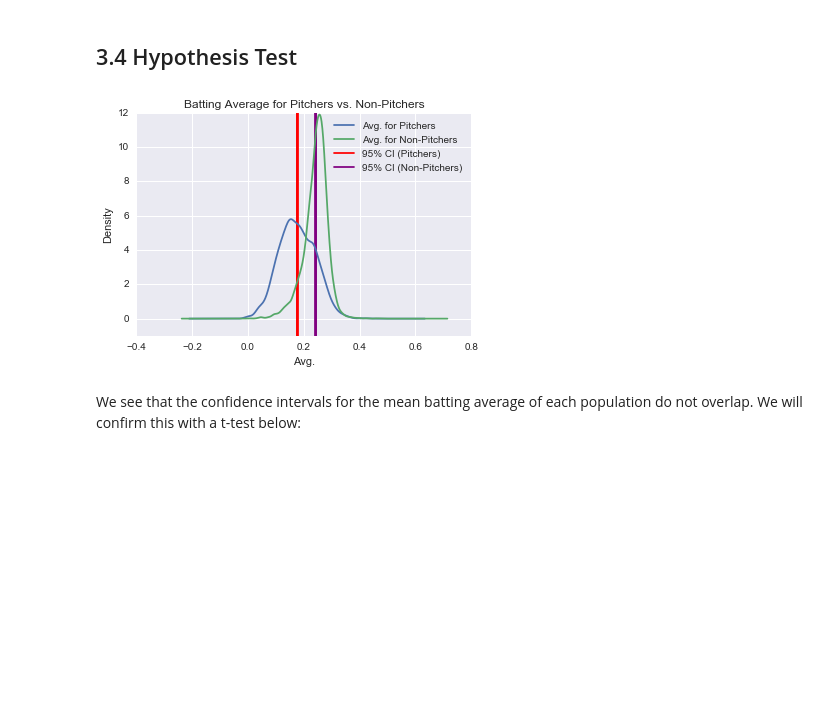
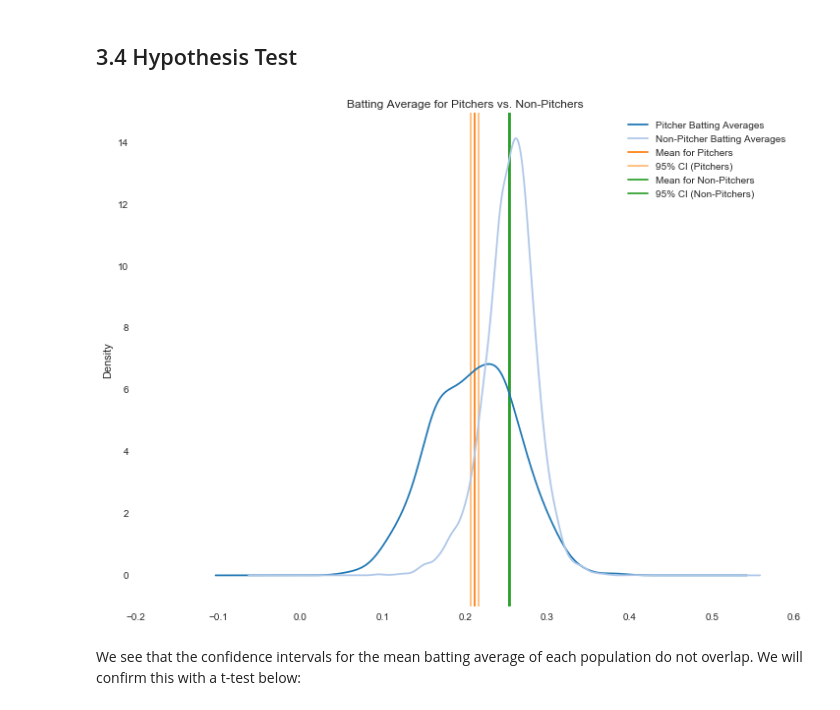
Before and after one commit to natereed/springboard-baseball-story, a Jupyter notebook: Analysis of Pitchers and Batters.ipynb, the cells around one changed output. Drawn from its saved outputs; the diff is of its cells as text; code cells hidden in the pictures; blank space fills up the shorter version.

```diff
--- a/Analysis of Pitchers and Batters.ipynb
+++ b/Analysis of Pitchers and Batters.ipynb
@@ -47,6 +47,6 @@ The data is indexed by playerID, yearID and teamID. Each entry contains the aggr
 
 To understand batting, we will look at one of the common metrics for batting ability, the batting average, which is calculated as Hits / "At Bat's". I will select the stint and the team, in addition to hits and "at bats":
 # %%
-batting_df = batting_df[['playerID', 'yearID', 'AB', 'H', 'stint', 'teamID']]
+batting_df = batting_df[['playerID', 'yearID', 'AB', 'H', 'stint', 'teamID', 'lgID']]
 batting_df.head(5)
 # %% [output]
@@ -74,7 +74,6 @@ batting_df.head(5)
 
 We will look at the distribution of data to see if we notice any interesting anything interesting. First, we look at the distribution of batting averages, which we plot below in the density plot.
 # %%
-batting_df = batting_df.dropna() # Drop missing values
 batting_df['batting_average'].dropna().describe()
 # %% [output]
 count    86410.000000
@@ -212,7 +348,12 @@ batting_df = batting_df[batting_df['AB'] > 20]
 ## 3.2 Subset Batters
 # %%
 # Population 1: Pitchers that also bat
-pitchers_that_bat = players_df[players_df['innings_pitched'] > 0.0]
+
+players_df = players_df[players_df['AB'] > 100]
+batting_df = batting_df[batting_df['AB'] > 100]
+
+pitchers_that_bat = players_df[players_df['innings_pitched'] > 100.0]
+
 pitchers_that_bat_grouped_by_playerID = pitchers_that_bat.groupby('playerID', as_index=False)
 batting_averages_for_pitchers = pitchers_that_bat_grouped_by_playerID.sum()['H'] / pitchers_that_bat_grouped_by_playerID.sum()['AB']
 print("Batting pitchers: %d" % len(batting_averages_for_pitchers))
@@ -245,31 +441,58 @@ The t-test assumes a normal distribution. Recall that we observed outliers in th
 # %% [markdown]
 ## 3.4 Hypothesis Test
 # %%
+import scipy.stats as st
+
 stderr = st.sem(batting_averages_for_pitchers)
 interval1 = (batting_averages_for_pitchers.mean() - stderr * 1.96, batting_averages_for_pitchers.mean() + stderr * 1.96)
 
 stderr = st.sem(batting_averages_for_non_pitchers)
 interval2 = (batting_averages_for_non_pitchers.mean() - stderr * 1.96, batting_averages_for_non_pitchers.mean() + stderr * 1.96)
 
-batting_averages_for_pitchers.plot.kde(label='Avg. for Pitchers')
-ax = batting_averages_for_non_pitchers.plot.kde(label='Avg. for Non-Pitchers')
 
-ax.vlines(x=batting_averages_for_pitchers.mean(), ymin=-1, ymax=15, color='red', label='95% CI (Pitchers)')
-ax.vlines(x=interval1[0], ymin=-1, ymax=15, color='red')
-ax.vlines(x=interval1[1], ymin=-1, ymax=15, color='red')
+plt.figure(figsize=(12, 9))
+    # Remove the plot frame lines. They are unnecessary chartjunk.
+ax = plt.subplot(111)
+ax.spines["top"].set_visible(False)
+ax.spines["bottom"].set_visible(False)
+ax.spines["right"].set_visible(False)
+ax.spines["left"].set_visible(False)
 
-ax.vlines(x=batting_averages_for_non_pitchers.mean(), ymin=-1, ymax=15, color='purple', label='95% CI (Non-Pitchers)')
-ax.vlines(x=interval2[0], ymin=-1, ymax=15, color='purple')
-ax.vlines(x=interval2[1], ymin=-1, ymax=15, color='purple')
+# Ensure that the axis ticks only show up on the bottom and left of the plot.
+# Ticks on the right and top of the plot are generally unnecessary chartjunk.
+ax.get_xaxis().tick_bottom()
+ax.get_yaxis().tick_left()
 
-ax.set_ylim([-1,12])
+batting_averages_for_pitchers.plot.kde(label="Pitcher Batting Averages", color=tableau20[0])
+ax = batting_averages_for_non_pitchers.plot.kde(label="Non-Pitcher Batting Averages", color=tableau20[1])
+
+# Pitchers
+ax.vlines(x=batting_averages_for_pitchers.mean(), ymin=-1, ymax=15, color=tableau20[2], label='Mean for Pitchers')
+ax.vlines(x=interval1[0], ymin=-1, ymax=15, color=tableau20[3], label='95% CI (Pitchers)')
+ax.vlines(x=interval1[1], ymin=-1, ymax=15, color=tableau20[3])
+
+# Non-Pitchers
+ax.vlines(x=batting_averages_for_non_pitchers.mean(), ymin=-1, ymax=15, color=tableau20[4], label='Mean for Non-Pitchers')
+ax.vlines(x=interval2[0], ymin=-1, ymax=15, color=tableau20[4], label='95% CI (Non-Pitchers)')
+ax.vlines(x=interval2[1], ymin=-1, ymax=15, color=tableau20[4])
+
+ax.set_ylim([-1,15])
 ax.legend()
+ax.set_axis_bgcolor('white')
+# color="black", alpha=0.3
+ax.tick_params(axis='x', color="black")
+#ax.tick_params(axis='y',)
 
 plt.title("Batting Average for Pitchers vs. Non-Pitchers")
-plt.xlabel("Avg.")
+plt.savefig("batting-averages-t-test.png", bbox_inches="tight")
+
+#for y in np.arange(0, 14) / 100:
+#    x = [x/10 for x in range(-1,5)]
+#    plt.plot(x, [y] * 0.6, "--", lw=0.5, color="black", alpha=0.3)
+
 plt.show()
 # %% [output]
-[figure, old version]
+[figure, new version]
 # %% [markdown]
 We see that the confidence intervals for the mean batting average of each population do not overlap. We will confirm this with a t-test below:
 # %%
```
Also changed, not shown: parts of 15 cells of this notebook.
